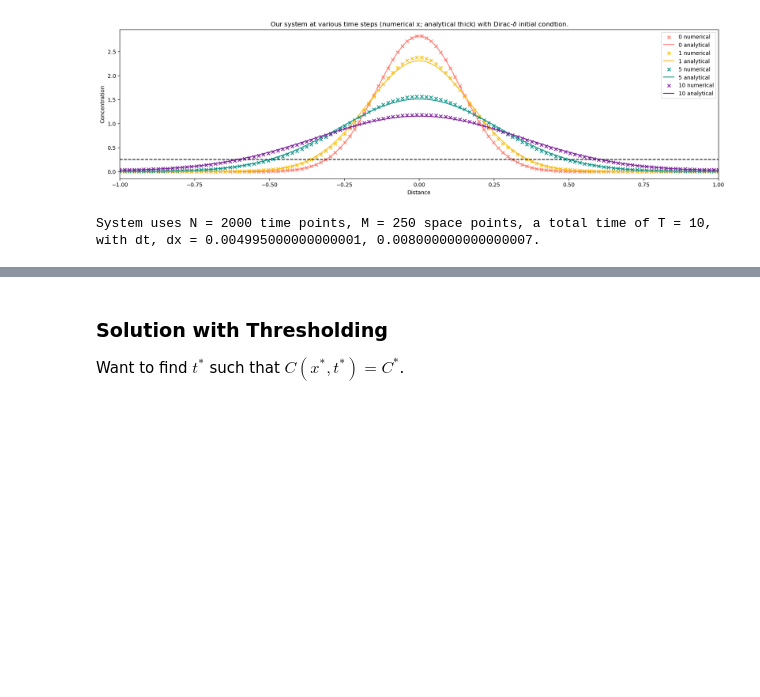
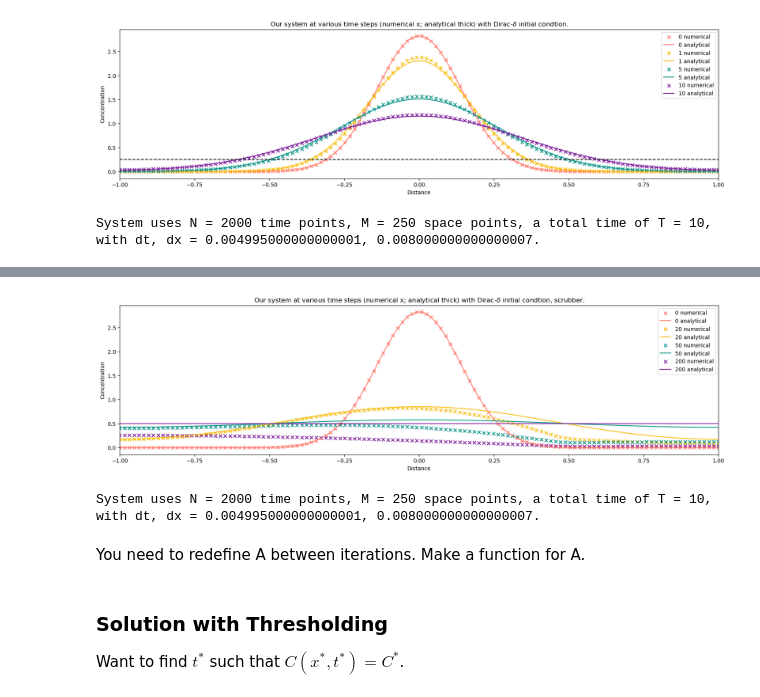
Before and after one commit to farellzev/uoe_industrial_p01, a Jupyter notebook: freds-project1.ipynb, the cells around one changed output, grey strips where cells are left out. Drawn from its saved outputs; the diff is of its cells as text; code cells hidden in the pictures; blank space fills up the shorter version.

Commit message:
first draft for numerical scrubbers

```diff
--- a/freds-project1.ipynb
+++ b/freds-project1.ipynb
@@ -314,3 +342,72 @@ System uses N = 2000 time points, M = 250 space points, a total time of T = 10,
+# %%
+# ---- Scrubber Implementations ----
+w = 0.1
+k_s = 10
+D = dt * k_s
+
+# introduce a scrubber halfway on the real axis?
+x_s = 1.5 // dx
+n_s = w // dx
+
+# need n to be even
+if (n_s % 2 != 0):
+    n_s += 1
+
+
+# ---- adding the sink terms around the scrubber x_s = 0.5 ----
+start_point = x_s - (n_s // 2)
+diag_index = int(start_point)
+
+# convert A from a sparse array so it can be edited
+A_notsparse = A.toarray()
+
+for i in range(int(n_s)):
+    # diagonal elements
+    A_notsparse[diag_index][diag_index] += D
+    diag_index += 1
+
+A = scipy.sparse.csr_matrix(A_notsparse)
+
+# -------------------------------------------------
+# same implementation as before
+# recall again: n is time, m is space
+U_3 = np.zeros((N+1, M+1))
+N_analytic = int(1e4)
+
+# set initial condition to be dirac-delta for the smallest time we have
+U_3[0] = analytical_sol(x, start_time, N_analytic)
+U_ex_3 = np.zeros((N+1, M+1))
+
+for n in range(0, N):
+    pseudo_inv = spsolve(A, U_3[n])
+    U_3[n + 1] = pseudo_inv
+
+times = [0, 20, 50, 200]
+
+fig, ax = plt.subplots(1, 1, figsize = (20, 5))
+for i, time in enumerate(times):
+    # numerical
+    ax.scatter(x[::2], U_3[time][::2], label = f'{time} numerical', color = colours[i], marker = 'x')
+
+    # analytical
+    ax.plot(x[::2], analytical_sol(x[::2], t[time], N_analytic), color = colours[i], label = f'{time} analytical')
+
+    ax.set_title(r'Our system at various time steps (numerical x; analytical thick) with Dirac-$\delta$ initial condtion, scrubber.')
+    ax.set_xlabel("Distance")
+    ax.set_ylabel("Concentration")
+    ax.set_xlim(-1, 1)
+
+
+plt.legend(loc = 'best')
+plt.show()
+
+print(f'System uses N = {N} time points, M = {M} space points, a total time of T = {T}, with dt, dx = {dt}, {dx}.')
+# %% [output]
+[figure, added]
+System uses N = 2000 time points, M = 250 space points, a total time of T = 10, with dt, dx = 0.004995000000000001, 0.008000000000000007.
+# %% [markdown]
+You need to redefine A between iterations.
+Make a function for A.
 # %% [markdown]
 ### Solution with Thresholding
 Want to find $t^*$ such that $C(x^*, t^*) = C^*$.
```
Also changed, not shown: parts of 2 cells of this notebook.
